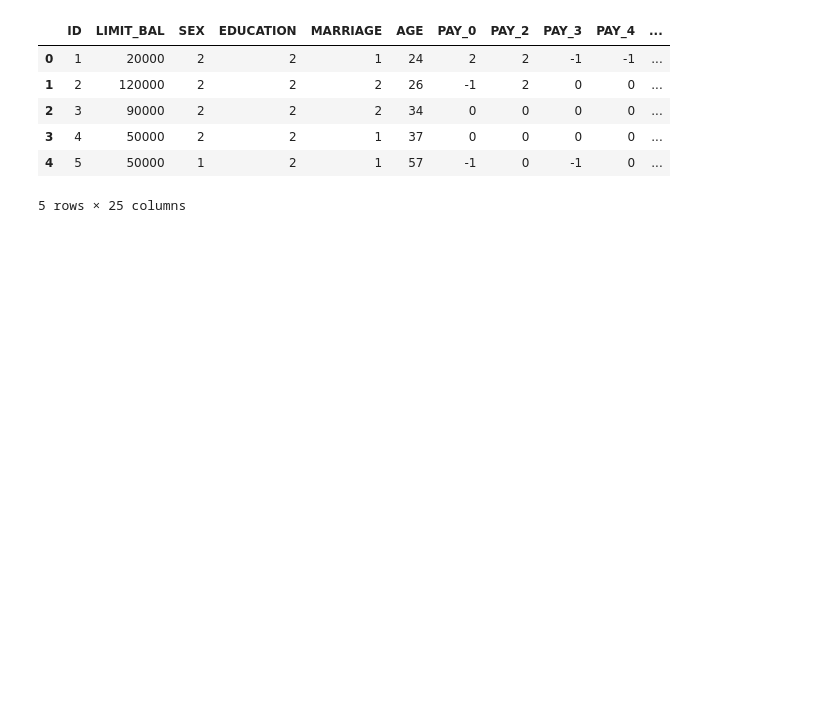
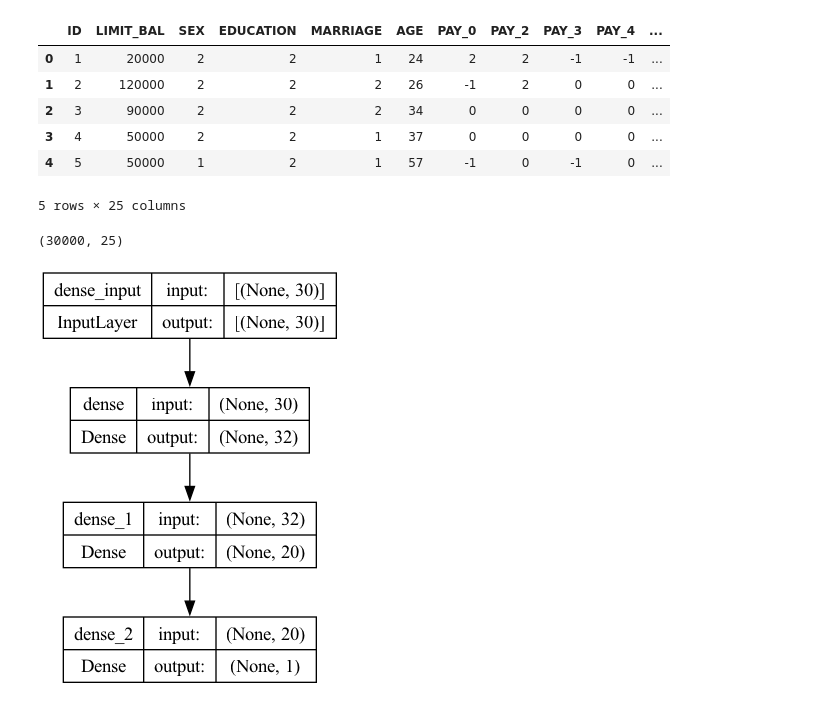
Before and after one commit to maptv/IntrotoNeural_Networks, a Jupyter notebook: IntroToNeuralNetworks/3-IntroToTensorflow/3-IntroToTensorflow-code.ipynb, the cells around one changed output. Saved outputs shown, nothing was run; the diff lists cells and outputs as text; code cells hidden in the pictures; blank space fills up the shorter version.

Commit message:
finish last notebook with model assessment plots

```diff
--- a/IntroToNeuralNetworks/3-IntroToTensorflow/3-IntroToTensorflow-code.ipynb
+++ b/IntroToNeuralNetworks/3-IntroToTensorflow/3-IntroToTensorflow-code.ipynb
@@ -114,6 +118,10 @@ def data_prep(df):
 #### Slide 12: Data prep  ####
 
 X_train_scaled, X_test_scaled, y_train, y_test = data_prep(credit_card)
+# %%
+credit_card.shape
+# %% [output]
+(30000, 25)
 # %%
 # =================================================-
 #### Slide 16: Implement Sequential model with Dense layers  ####
@@ -133,5 +141,9 @@ model = Sequential(
     ]
 )
+# %%
+tf.keras.utils.plot_model(model, show_shapes=True)
+# %% [output]
+[figure, added]
 # %%
 # =================================================-
 #### Slide 17: Compile the model  ####
```
Also changed, not shown: parts of 15 cells of this notebook.
